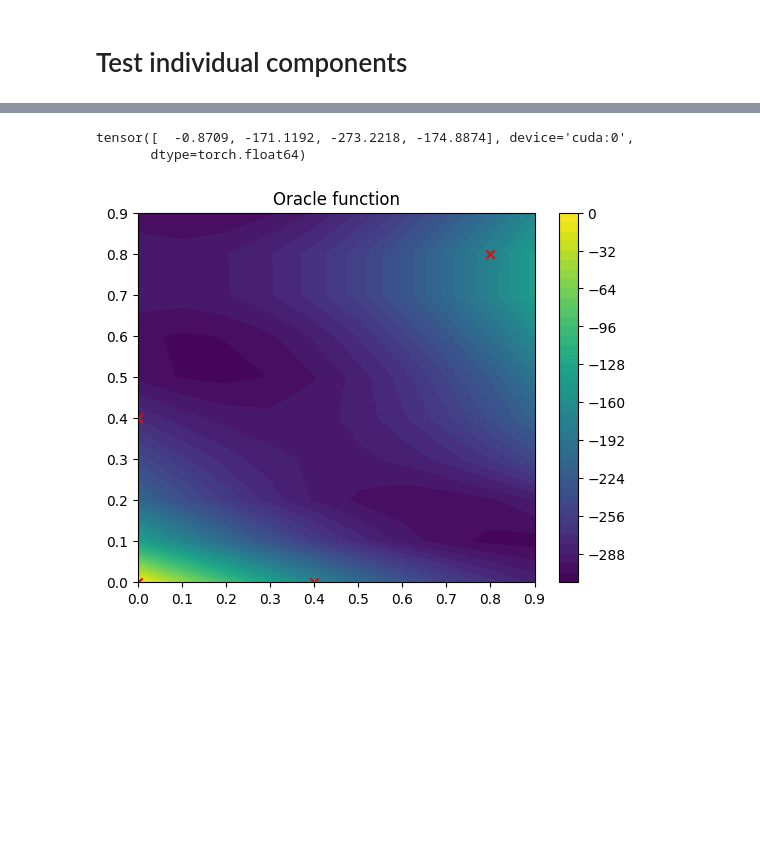
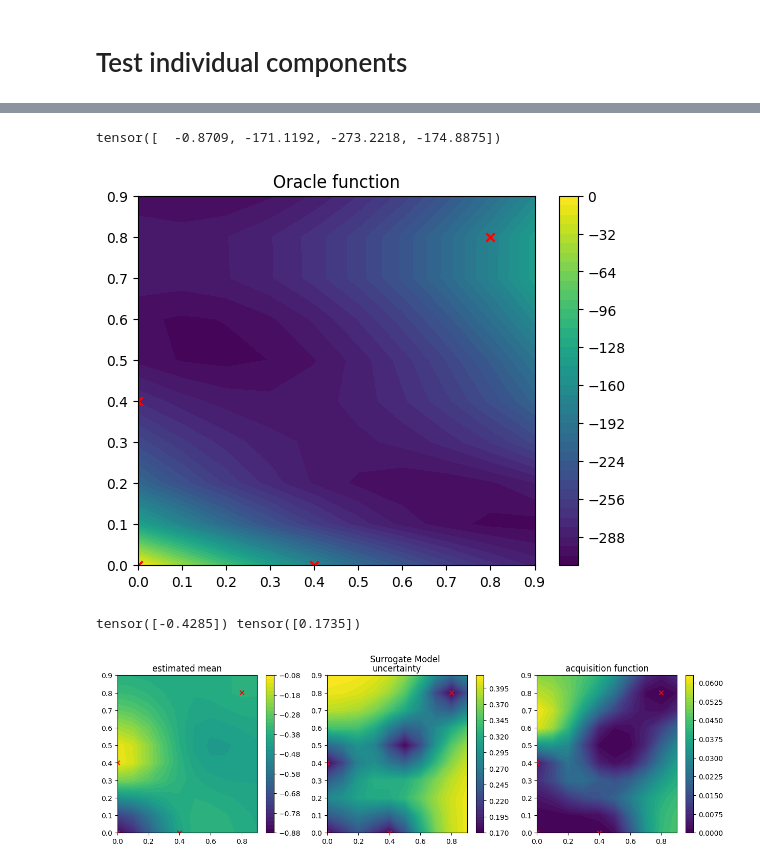
Before and after one commit to alexhernandezgarcia/activelearning, a Jupyter notebook: my_package/activelearning.ipynb, the cells around one changed output, grey strips where cells are left out. Saved outputs shown, nothing was run; the diff lists cells and outputs as text; code cells hidden in the pictures; blank space fills up the shorter version.

```diff
--- a/my_package/activelearning.ipynb
+++ b/my_package/activelearning.ipynb
@@ -160,15 +177,21 @@ cuda
 # %%
 # dataset
 from dataset.dataset import BraninDatasetHandler
-dataset_handler = BraninDatasetHandler(grid_size=grid_size, train_path="./storage/branin/data_%i_train.csv"%grid_size, train_fraction=1.0, device=device, float_precision=64)
+
+dataset_handler = BraninDatasetHandler(
+    grid_size=grid_size,
+    train_path="./storage/branin/data_%i_train.csv" % grid_size,
+    train_fraction=1.0,
+    float_precision=float_prec,
+)
 
 # testing dataset
-# dataset_handler.update_dataset(test_states.to(device), test_scores.to(device))
+dataset_handler.update_dataset(test_states, test_scores)
 print(dataset_handler.train_data.X_data, dataset_handler.train_data.y_data)
 print(dataset_handler.train_data[:])
-# train_loader, test_loader = dataset_handler.get_dataloader()
-# for X, y in train_loader:
-#     print(X, y)
+train_loader, test_loader = dataset_handler.get_dataloader()
+for X, y in train_loader:
+    print(X, y)
 # %% [output]
 tensor([[0., 0.],
         [0., 4.],
@@ -182,16 +211,65 @@ tensor([[0., 0.],
 # %%
 # Oracle
 from gflownet.proxy.box.branin import Branin
-oracle = Branin(fidelity=1, do_domain_map=True, device=device, float_precision=64)
+
+oracle = Branin(fidelity=1, do_domain_map=True, device=device, float_precision=float_prec)
 
 # testing oracle
-print(oracle(baseline_states.to(device).clone()/grid_size))
+print(oracle(baseline_states.to(device).clone() / grid_size))
 
 # plot oracle function
-plot_function(oracle, grid_flat.clone(), scatter_markers=baseline_states/grid_size)
+plot_function(oracle, grid_flat.clone(), scatter_markers=baseline_states / grid_size)
 plt.title("Oracle function")
 plt.show()
 # %% [output]
-tensor([  -0.8709, -171.1192, -273.2218, -174.8874], device='cuda:0',
-       dtype=torch.float64)
+tensor([  -0.8709, -171.1192, -273.2218, -174.8875])
 [figure]
+# %%
+# Surrogate (e.g., Bayesian Optimization)
+from surrogate.surrogate import SingleTaskGPRegressor
+
+surrogate = SingleTaskGPRegressor(device=device, float_precision=float_prec, maximize=False)
+train_data, test_data = dataset_handler.get_dataloader()
+surrogate.fit(train_data)
+
+# testing surrogate
+preds_mean, preds_var = surrogate.get_predictions(test_states / grid_size)
+print(preds_mean, preds_var)
+
+# plot surrogate functions
+fig, axes = plt.subplots(ncols=3, figsize=(15, 4))
+
+plot_function(
+    surrogate.get_predictions,
+    grid_flat.clone(),
+    fig=fig,
+    ax=axes[0],
+    scatter_markers=baseline_states / grid_size,
+    output_index=0,
+)
+axes[0].set_title("estimated mean")
+
+plot_function(
+    surrogate.get_predictions,
+    grid_flat.clone(),
+    fig=fig,
+    ax=axes[1],
+    scatter_markers=baseline_states / grid_size,
+    output_index=1,
+)
+axes[1].set_title("uncertainty")
+
+plot_function(
+    surrogate.get_acquisition_values,
+    grid_flat.clone(),
+    fig=fig,
+    ax=axes[2],
+    scatter_markers=baseline_states / grid_size,
+)
+axes[2].set_title("acquisition function")
+
+fig.suptitle("Surrogate Model")
+plt.show()
+# %% [output]
+tensor([-0.4285]) tensor([0.1735])
+[figure, added]
```
Also changed, not shown: parts of 20 cells of this notebook, 6 other files.
